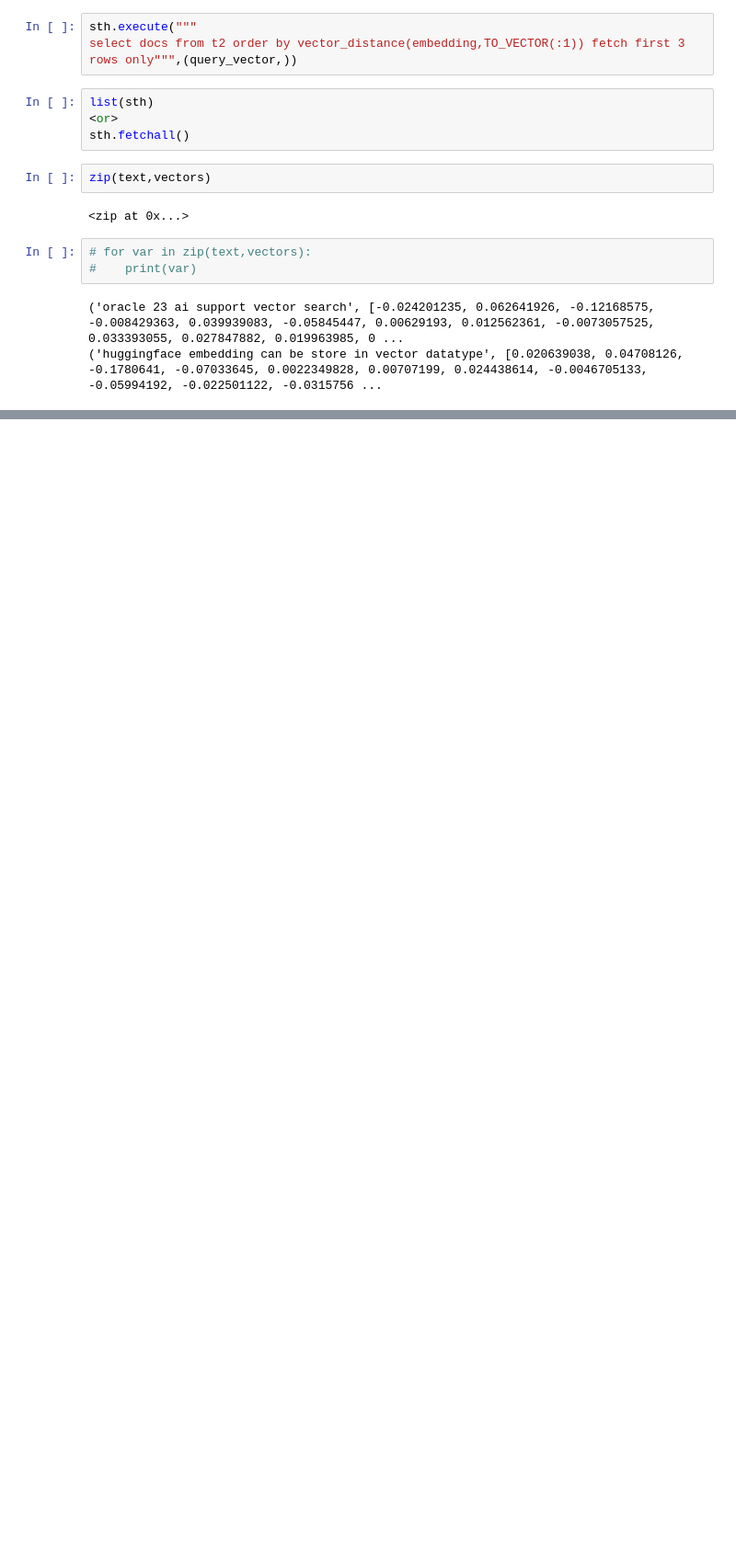
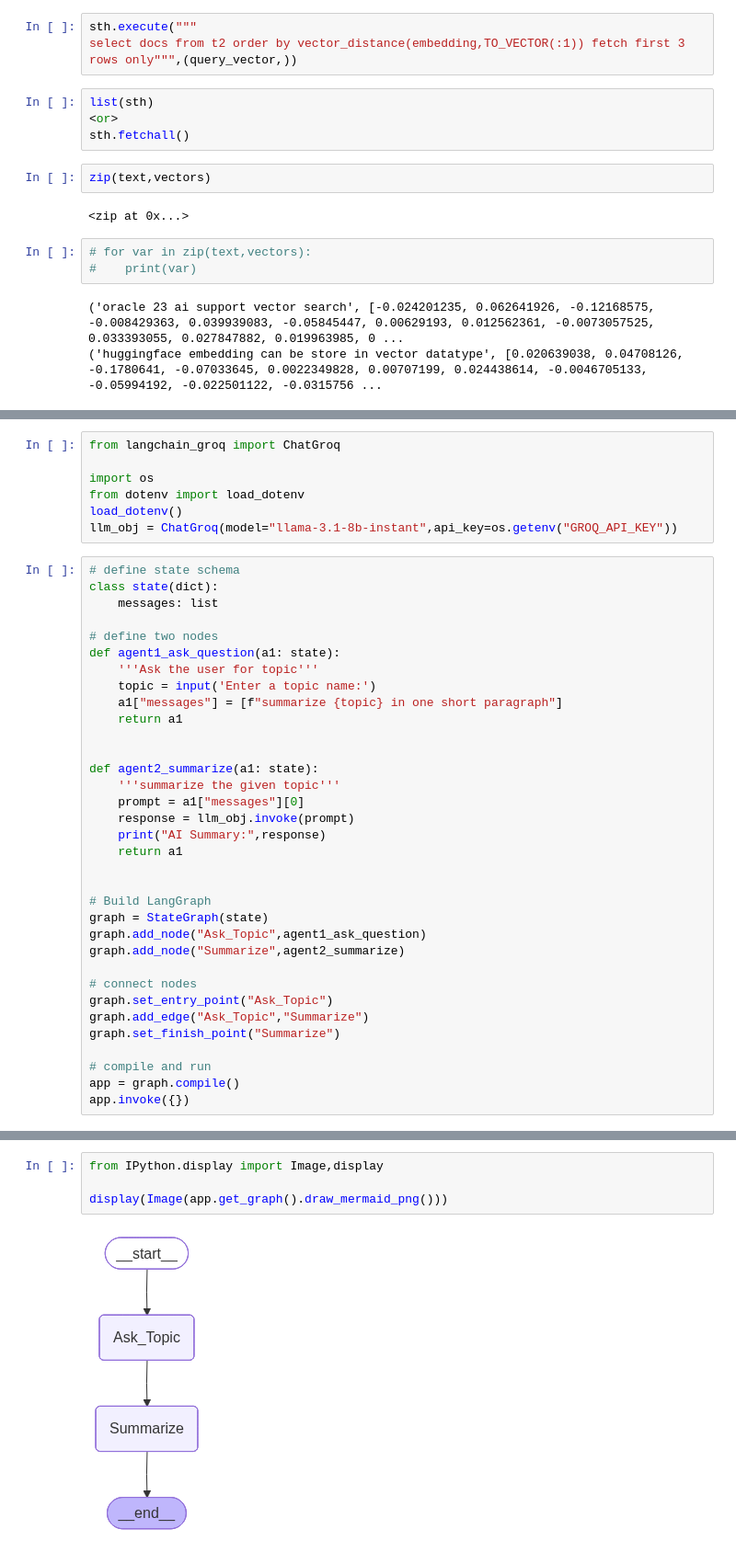
Before and after one commit to Palanikarthikeyan/OU_GenAI_LLM_Jan26, a Jupyter notebook: DAY4/OU_GenAI_LLM_Jan26_4.ipynb, the cells around one changed output, grey strips where cells are left out. Shown at 92% size. Saved outputs shown, nothing was run; the diff lists cells and outputs as text; blank space fills up the shorter version.

```diff
--- a/DAY4/OU_GenAI_LLM_Jan26_4.ipynb
+++ b/DAY4/OU_GenAI_LLM_Jan26_4.ipynb
@@ -106,0 +143,41 @@ zip(text,vectors)
+# %%
+from langchain_groq import ChatGroq
+
+import os
+from dotenv import load_dotenv
+load_dotenv()
+llm_obj = ChatGroq(model="llama-3.1-8b-instant",api_key=os.getenv("GROQ_API_KEY"))
+# %%
+# define state schema
+class state(dict):
+    messages: list
+
+# define two nodes
+def agent1_ask_question(a1: state):
+    '''Ask the user for topic'''
+    topic = input('Enter a topic name:')
+    a1["messages"] = [f"summarize {topic} in one short paragraph"]
+    return a1
+
+
+def agent2_summarize(a1: state):
+    '''summarize the given topic'''
+    prompt = a1["messages"][0]
+    response = llm_obj.invoke(prompt)
+    print("AI Summary:",response)
+    return a1
+
+
+# Build LangGraph
+graph = StateGraph(state)
+graph.add_node("Ask_Topic",agent1_ask_question)
+graph.add_node("Summarize",agent2_summarize)
+
+# connect nodes
+graph.set_entry_point("Ask_Topic")
+graph.add_edge("Ask_Topic","Summarize")
+graph.set_finish_point("Summarize")
+
+# compile and run
+app = graph.compile()
+app.invoke({})
@@ -106,0 +188,6 @@ zip(text,vectors)
+# %%
+from IPython.display import Image,display
+
+display(Image(app.get_graph().draw_mermaid_png()))
+# %% [output]
+[figure, added]
```
Also changed, not shown: parts of 9 cells of this notebook.
